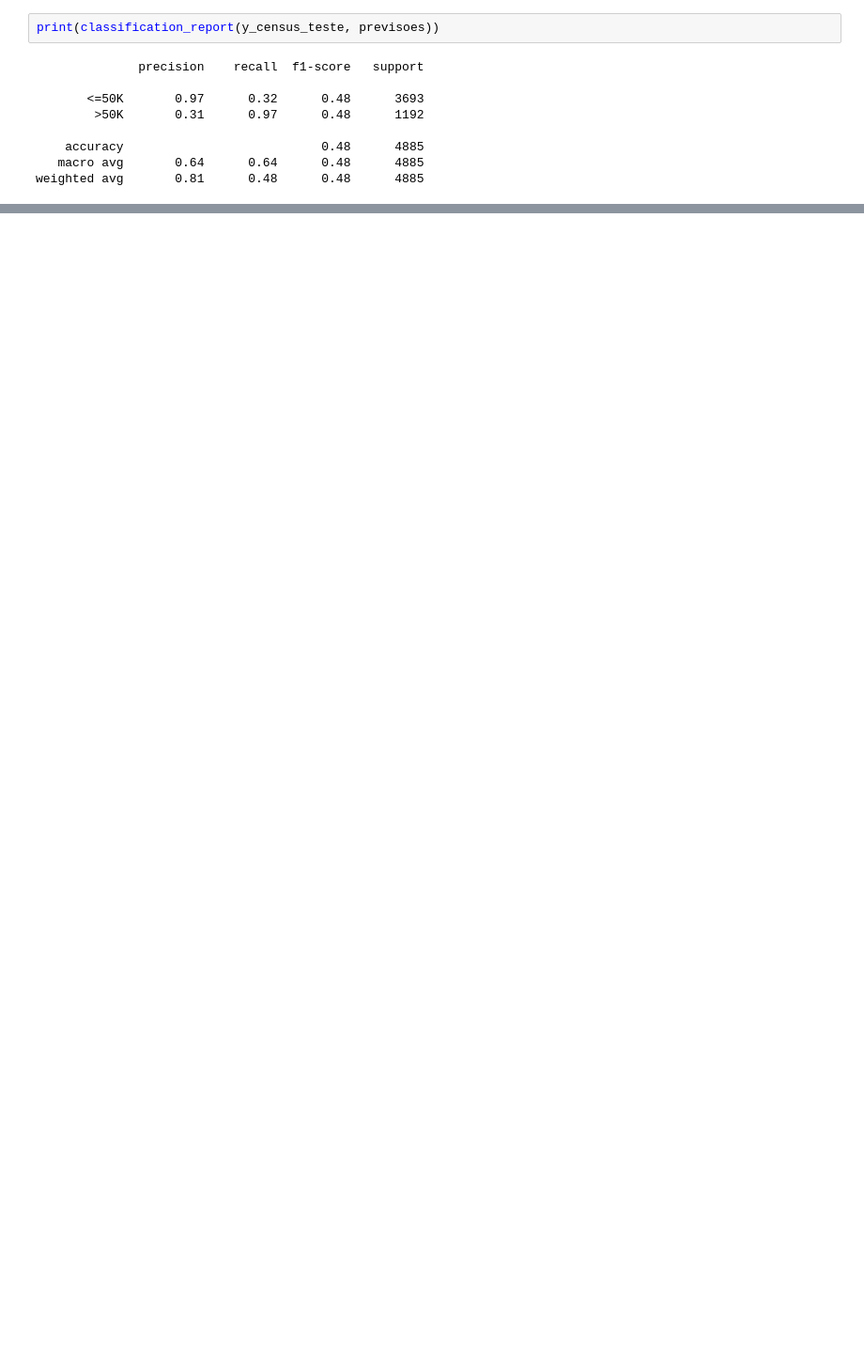
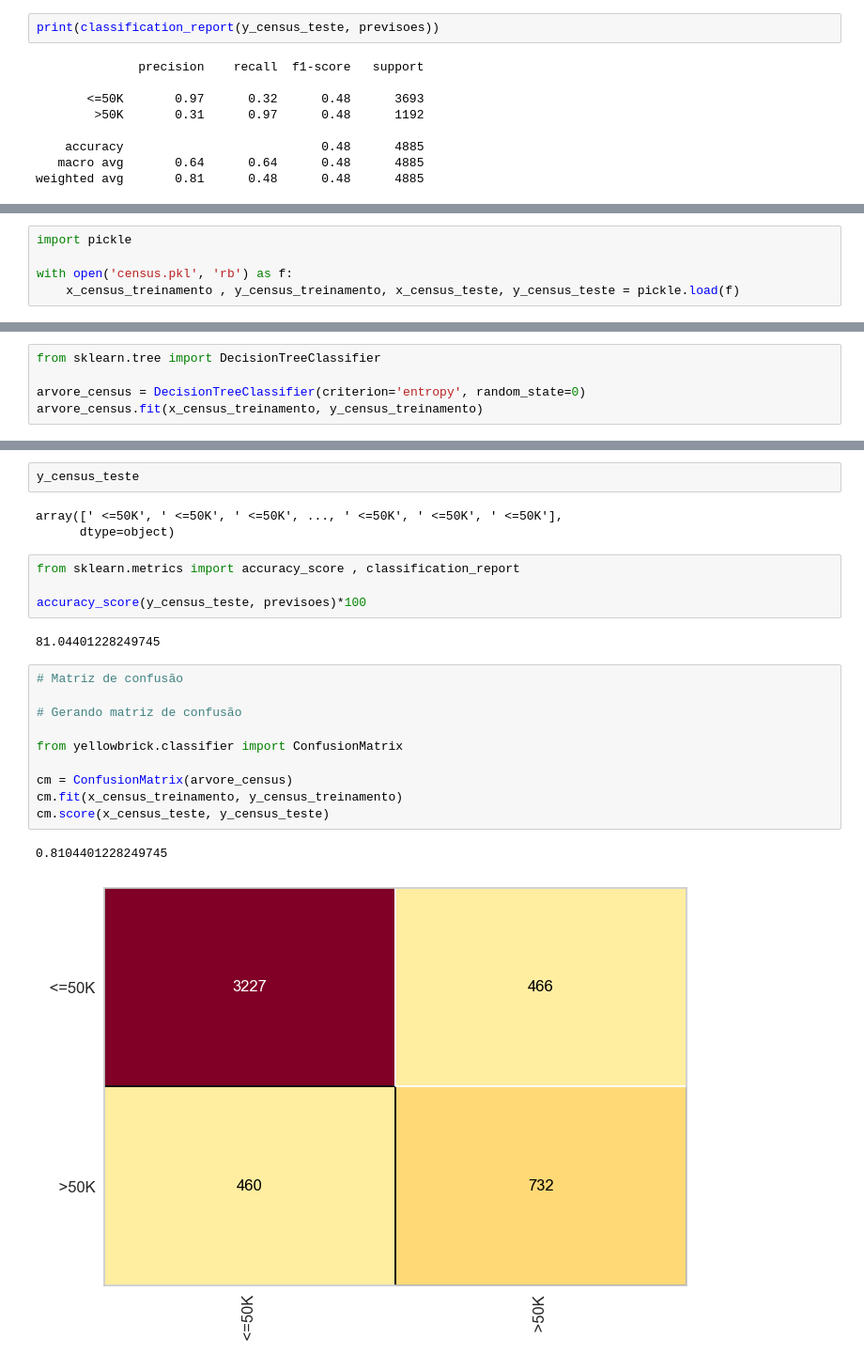
Before and after one commit to caio-lelis/Inteligencia-artificial-de-A-a-Z-Udemy, a Jupyter notebook: census.ipynb, the cells around one changed output, grey strips where cells are left out. Shown: that part at 94% size. Saved outputs shown, nothing was run; the diff lists cells and outputs as text; blank space fills up the shorter version.

Commit message:
feat: algoritm arvore de decisão

```diff
--- a/census.ipynb
+++ b/census.ipynb
@@ -77,0 +80,5 @@ weighted avg       0.81      0.48      0.48      4885
+# %%
+import pickle
+
+with open('census.pkl', 'rb') as f:
+    x_census_treinamento , y_census_treinamento, x_census_teste, y_census_teste = pickle.load(f)
@@ -77,0 +89,5 @@ weighted avg       0.81      0.48      0.48      4885
+# %%
+from sklearn.tree import DecisionTreeClassifier
+
+arvore_census = DecisionTreeClassifier(criterion='entropy', random_state=0)
+arvore_census.fit(x_census_treinamento, y_census_treinamento)
@@ -77,0 +102,24 @@ weighted avg       0.81      0.48      0.48      4885
+# %%
+y_census_teste
+# %% [output]
+array([' <=50K', ' <=50K', ' <=50K', ..., ' <=50K', ' <=50K', ' <=50K'],
+      dtype=object)
+# %%
+from sklearn.metrics import accuracy_score , classification_report
+
+accuracy_score(y_census_teste, previsoes)*100
+# %% [output]
+81.04401228249745
+# %%
+# Matriz de confusão
+
+# Gerando matriz de confusão
+
+from yellowbrick.classifier import ConfusionMatrix
+
+cm = ConfusionMatrix(arvore_census)
+cm.fit(x_census_treinamento, y_census_treinamento)
+cm.score(x_census_teste, y_census_teste)
+# %% [output]
+0.8104401228249745
+[figure, added]
```
Also changed, not shown: parts of 7 cells of this notebook, 5 other files.
